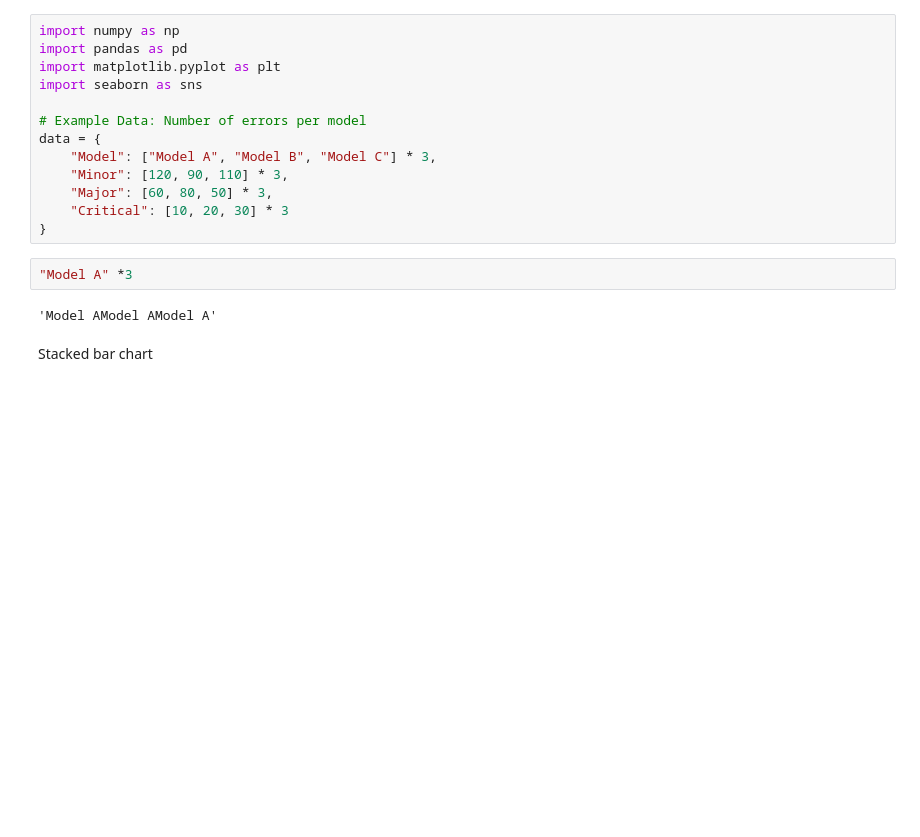
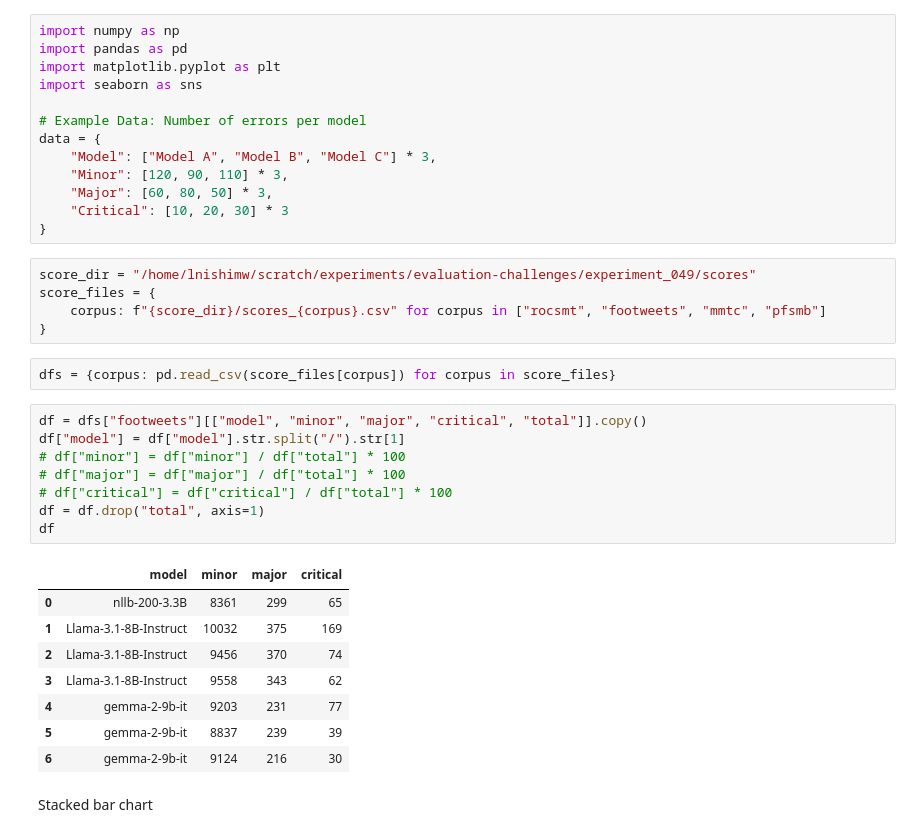
Before and after one commit to lydianish-phd/evaluation-challenges, a Jupyter notebook: src/draft.ipynb, the cells around one changed output. Saved outputs shown, nothing was run; the diff lists cells and outputs as text; blank space fills up the shorter version.

```diff
--- a/src/draft.ipynb
+++ b/src/draft.ipynb
@@ -11,10 +11,30 @@ data = {
     "Major": [60, 80, 50] * 3,
     "Critical": [10, 20, 30] * 3
 }
-# %%
-"Model A" *3
-# %% [output]
-'Model AModel AModel A'
+# %%
+score_dir = "/home/lnishimw/scratch/experiments/evaluation-challenges/experiment_049/scores"
+score_files = {
+    corpus: f"{score_dir}/scores_{corpus}.csv" for corpus in ["rocsmt", "footweets", "mmtc", "pfsmb"]
+}
+# %%
+dfs = {corpus: pd.read_csv(score_files[corpus]) for corpus in score_files}
+# %%
+df = dfs["footweets"][["model", "minor", "major", "critical", "total"]].copy()
+df["model"] = df["model"].str.split("/").str[1]
+# df["minor"] = df["minor"] / df["total"] * 100
+# df["major"] = df["major"] / df["total"] * 100
+# df["critical"] = df["critical"] / df["total"] * 100
+df = df.drop("total", axis=1)
+df
+# %% [output]
+|  | model | minor | major | critical |
+| 0 | nllb-200-3.3B | 8361 | 299 | 65 |
+| 1 | Llama-3.1-8B-Instruct | 10032 | 375 | 169 |
+| 2 | Llama-3.1-8B-Instruct | 9456 | 370 | 74 |
+| 3 | Llama-3.1-8B-Instruct | 9558 | 343 | 62 |
+| 4 | gemma-2-9b-it | 9203 | 231 | 77 |
+| 5 | gemma-2-9b-it | 8837 | 239 | 39 |
+| 6 | gemma-2-9b-it | 9124 | 216 | 30 |
 # %% [markdown]
 Stacked bar chart
 # %%
```
Also changed, not shown: parts of 2 cells of this notebook.
